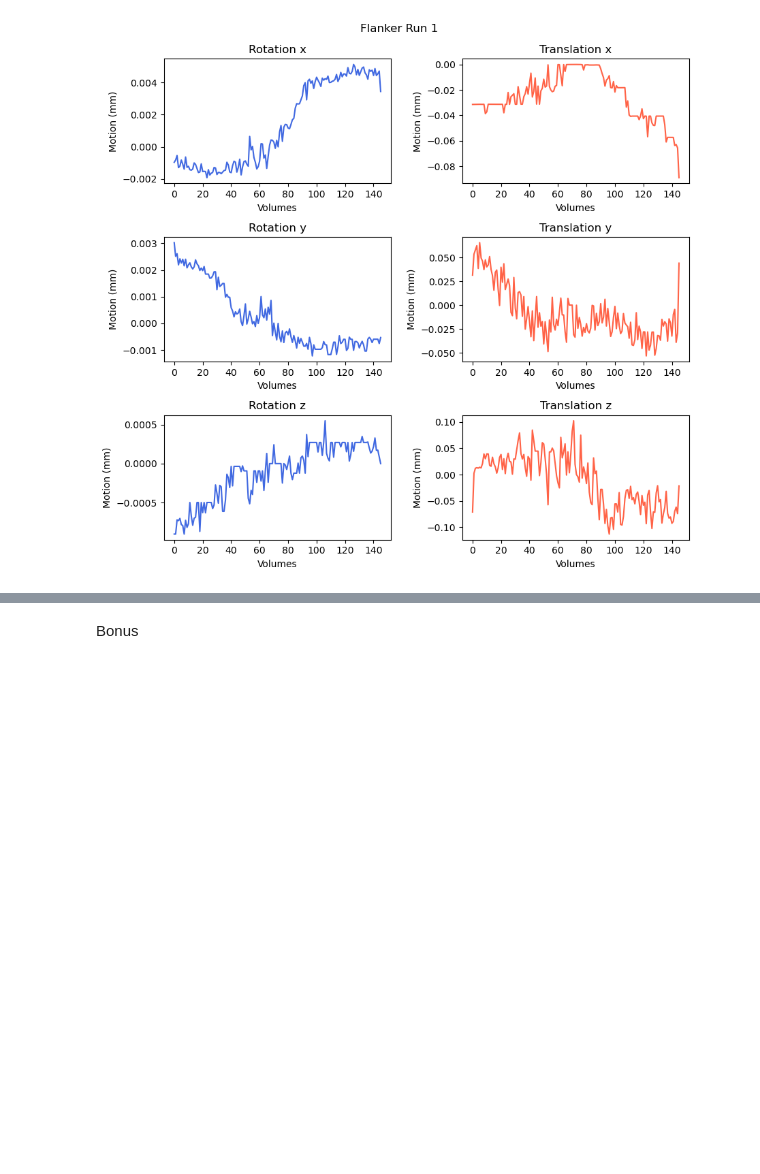
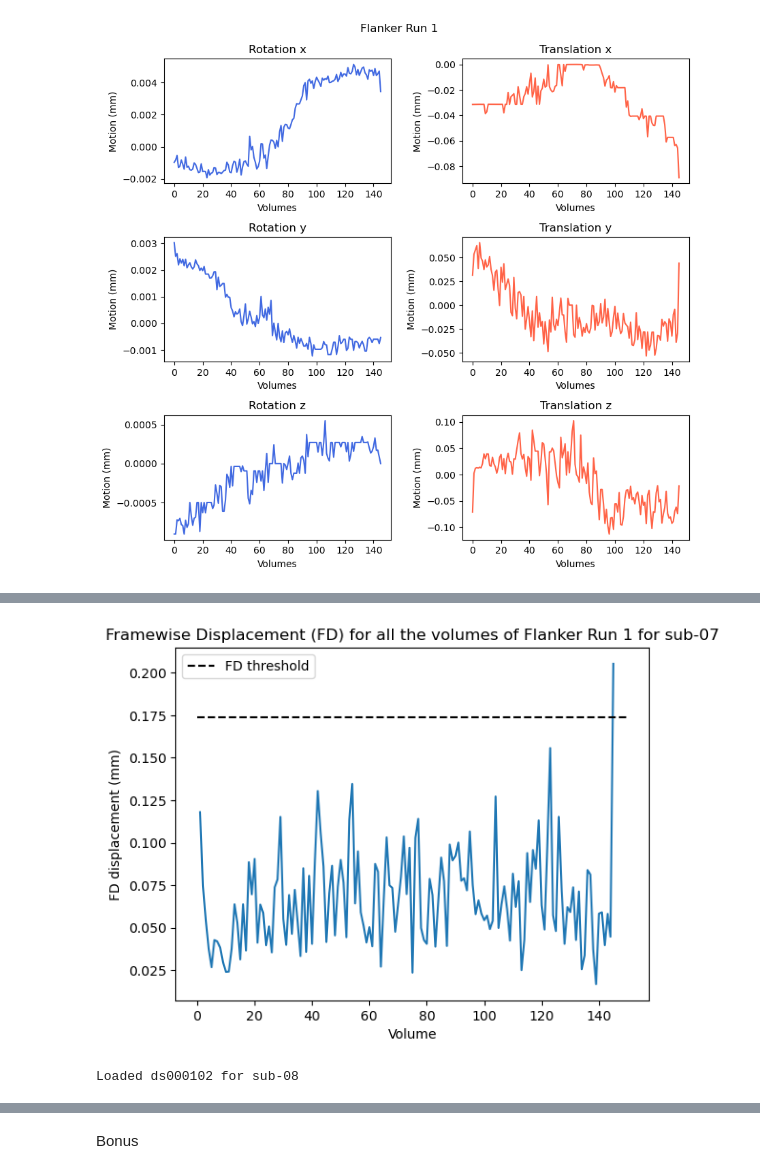
Before and after one commit to Pingsheng-Kevin/NSSP_Mini1, a Jupyter notebook: lgr.ipynb, the cells around one changed output, grey strips where cells are left out. Saved outputs shown, nothing was run; the diff lists cells and outputs as text; code cells hidden in the pictures; blank space fills up the shorter version.

```diff
--- a/lgr.ipynb
+++ b/lgr.ipynb
@@ -471,0 +542,8 @@ plt.show()
+# %%
+%matplotlib inline
+
+fd_mean_07 = compute_FD_power(mean_mot_params_07).to_numpy()
+visualise_fd(fd_mean_07, subject='07')
+threshold = np.quantile(fd_mean_07,0.75) + 1.5*(np.quantile(fd,0.75) - np.quantile(fd,0.25))
+# %% [output]
+[figure, added]
@@ -472,2 +559,6 @@ plt.show()
 # %%
-# Obtain data for subject 08
+# Obtain data for subject 08:
+%matplotlib inline
+bids_root, preproc_root = open_subject_dataset(dataset_id, subject='08', download=True)
+# %% [output]
+Loaded ds000102 for sub-08
```
Also changed, not shown: parts of 25 cells of this notebook.
